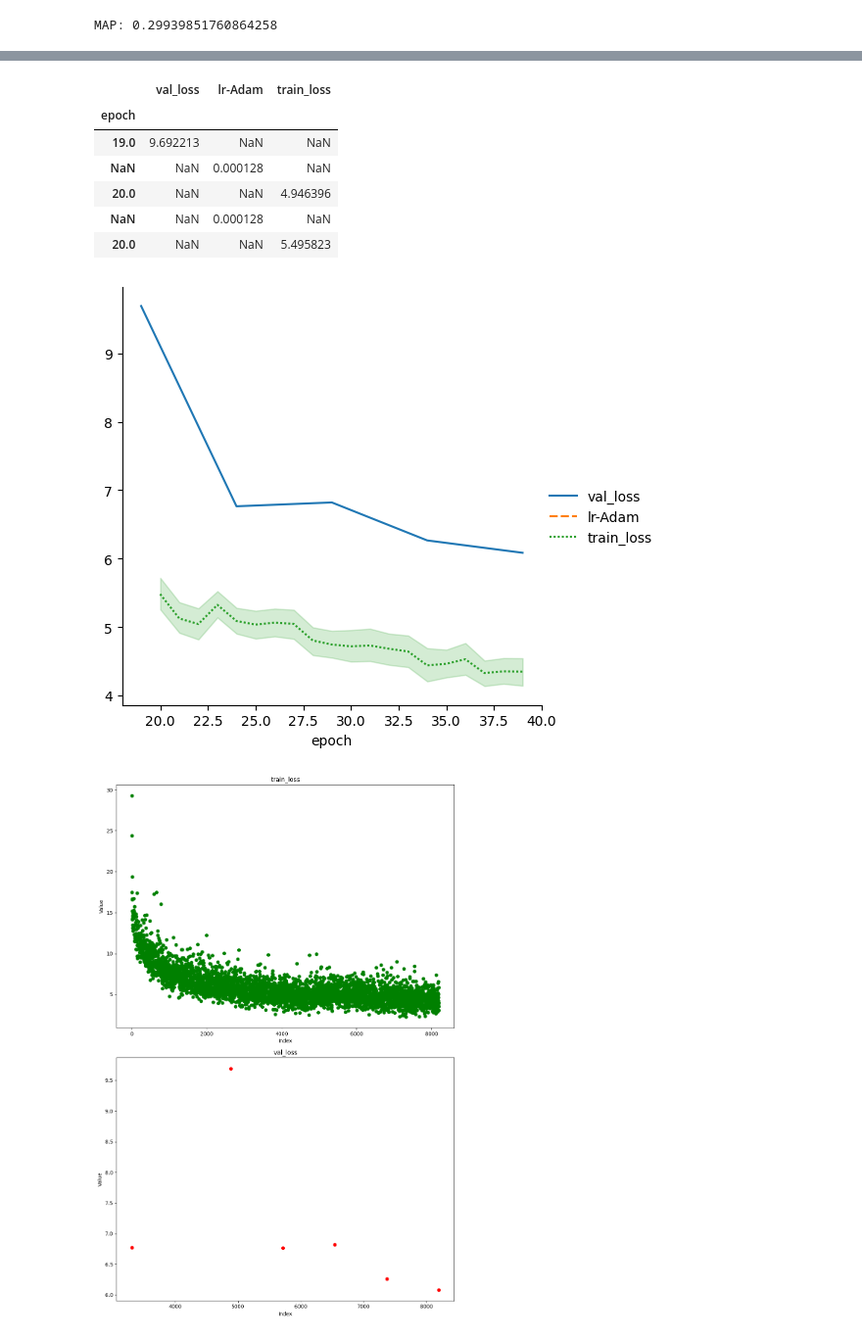
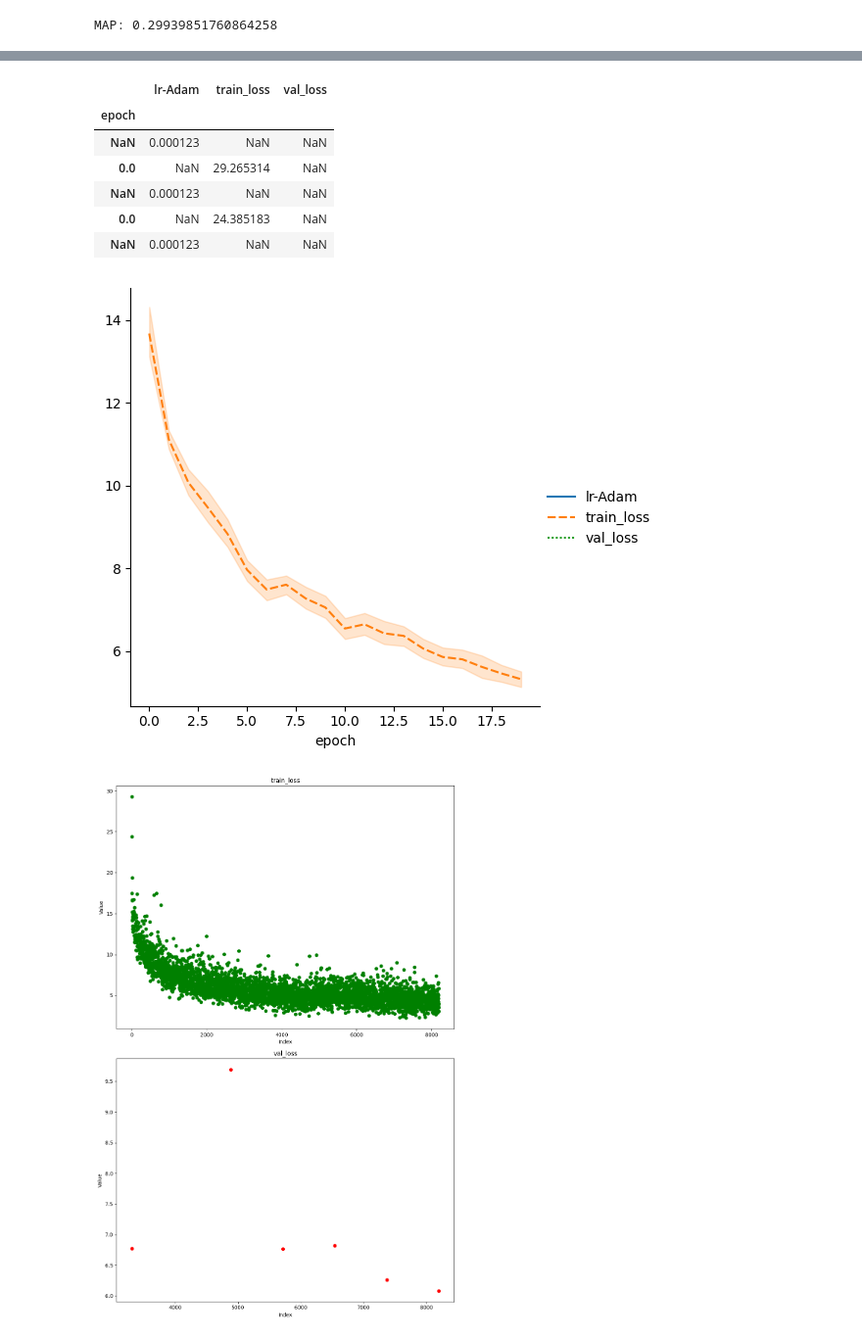
Before and after one commit to deepanshudashora/ERAV1, a Jupyter notebook: session13/lightning_version/evaluation_and_results.ipynb, the cells around one changed output, grey strips where cells are left out. Shown: that part at 98% size. Cells and saved outputs as stored; diff of their text form; code cells hidden in the pictures.

Commit message:
Session 13 readme

```diff
--- a/session13/lightning_version/evaluation_and_results.ipynb
+++ b/session13/lightning_version/evaluation_and_results.ipynb
@@ -70,15 +70,15 @@ evaluate_performace('/home/deepanshu/Desktop/ERAV1/session13/lightning_version/r
 # %%
 from custom_models.lightning_playground.main import evaluate_performace
-evaluate_performace('/home/deepanshu/Desktop/ERAV1/session13/lightning_version/results (1)/results/csv_training_logs/lightning_logs/version_0/metrics.csv')
+evaluate_performace('/home/deepanshu/Downloads/ERAV1/session13/lightning_version/training_logs/training_logs_1/csv_training_logs/lightning_logs/version_0/metrics.csv')
 # %% [output]
-|  | val_loss | lr-Adam | train_loss |
+|  | lr-Adam | train_loss | val_loss |
 | epoch |  |  |  |
-| 19.0 | 9.692213 | NaN | NaN |
-| NaN | NaN | 0.000128 | NaN |
-| 20.0 | NaN | NaN | 4.946396 |
-| NaN | NaN | 0.000128 | NaN |
-| 20.0 | NaN | NaN | 5.495823 |
+| NaN | 0.000123 | NaN | NaN |
+| 0.0 | NaN | 29.265314 | NaN |
+| NaN | 0.000123 | NaN | NaN |
+| 0.0 | NaN | 24.385183 | NaN |
+| NaN | 0.000123 | NaN | NaN |
-[figure, old version]
+[figure, new version]
 # %%
 import pandas as pd
 import matplotlib.pyplot as plt
```
Also changed, not shown: parts of 1 cell of this notebook, 6 other files.
